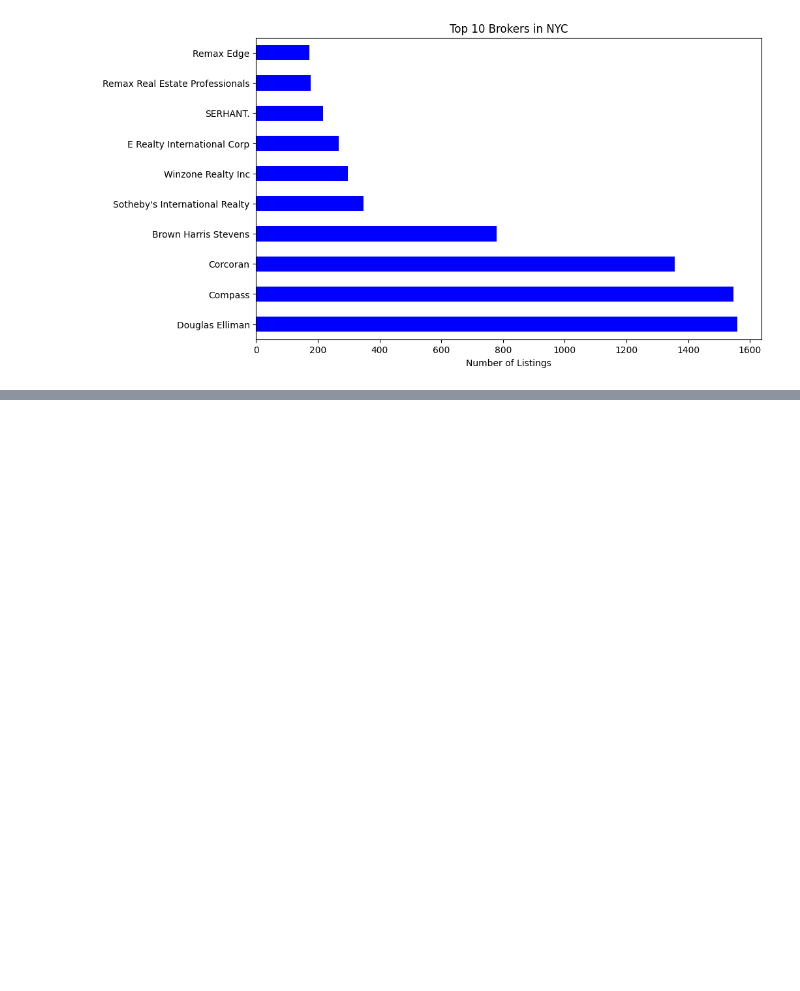
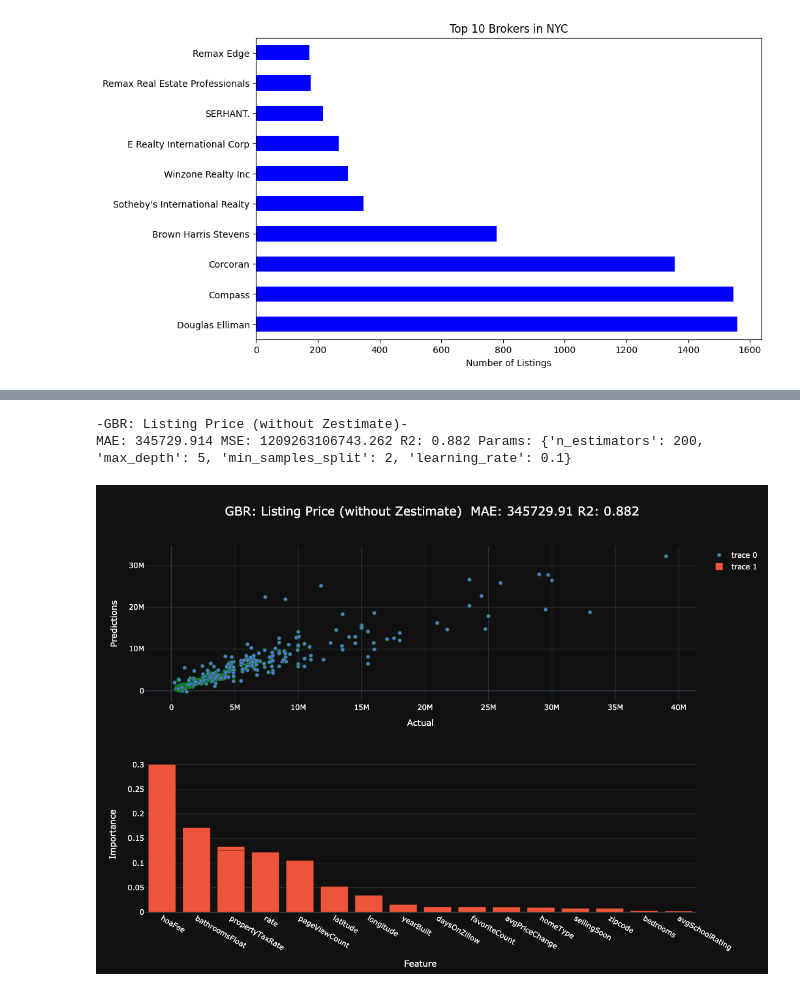
Before and after one commit to DarienNouri/alt-data-real-estate-predictions, a Jupyter notebook: 04_modeling/preliminary_modeling_nyc_zillow_scraped_data.ipynb, the cells around one changed output, grey strips where cells are left out. Drawn from its saved outputs; the diff is of its cells as text; code cells hidden in the pictures; blank space fills up the shorter version.

```diff
--- a/04_modeling/preliminary_modeling_nyc_zillow_scraped_data.ipynb
+++ b/04_modeling/preliminary_modeling_nyc_zillow_scraped_data.ipynb
@@ -151 +162,27 @@ R2:  0.8539604784813927
+# %%
+# GBR for Listing Price (without Zestimate)
+X = preprocessed_df.drop(columns=['root.property.overview.price', 'root.property.pricing.zestimate'])
+y = preprocessed_df['root.property.overview.price']
+X_train, X_test, y_train, y_test = train_test_split(X, y, test_size=0.2, random_state=42)
+
+gbr = GradientBoostingRegressor(**params)
+gbr.fit(X_train, y_train)
+ypred = gbr.predict(X_test)
+mse = mean_squared_error(y_test, ypred)
+mae = np.mean(np.abs(ypred - y_test))
+r2 = r2_score(y_test, ypred)
+model_name = 'GBR: Listing Price (without Zestimate)'
+model_info = f'\n-{model_name}- \nMAE: {mae:.3f} MSE: {mse:.3f} R2: {r2:.3f} Params: {params}'
+print(model_info)
+logging.info(model_info)
+
+fig_scatter = plot_model_predictions(y_test, ypred, 'Predictions: Gradient Boosted Trees: Listing Price (without Zestimate)')
+fig_imp = plot_feature_importance(gbr, X, 'Feature Importances: Gradient Boosted Trees: Listing Price (without Zestimate)')
+fig = stack_plots(fig_scatter, fig_imp, model_name, mae, r2)
+img_bytes = fig.to_image(format='png', engine='kaleido', width=1100, height=800)
+Image(img_bytes)
+# %% [output]
+-GBR: Listing Price (without Zestimate)-
+MAE: 345729.914 MSE: 1209263106743.262 R2: 0.882 Params: {'n_estimators': 200, 'max_depth': 5, 'min_samples_split': 2, 'learning_rate': 0.1}
+[figure, added]
 # %%
```
Also changed, not shown: parts of 8 cells of this notebook.
